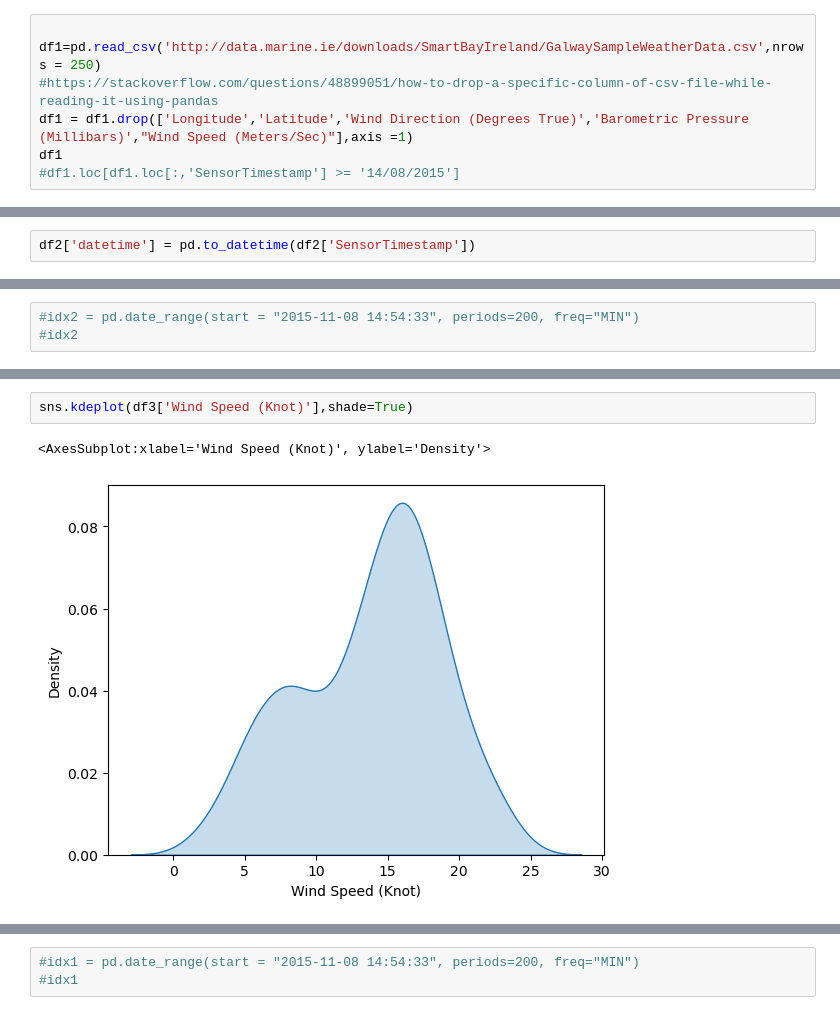
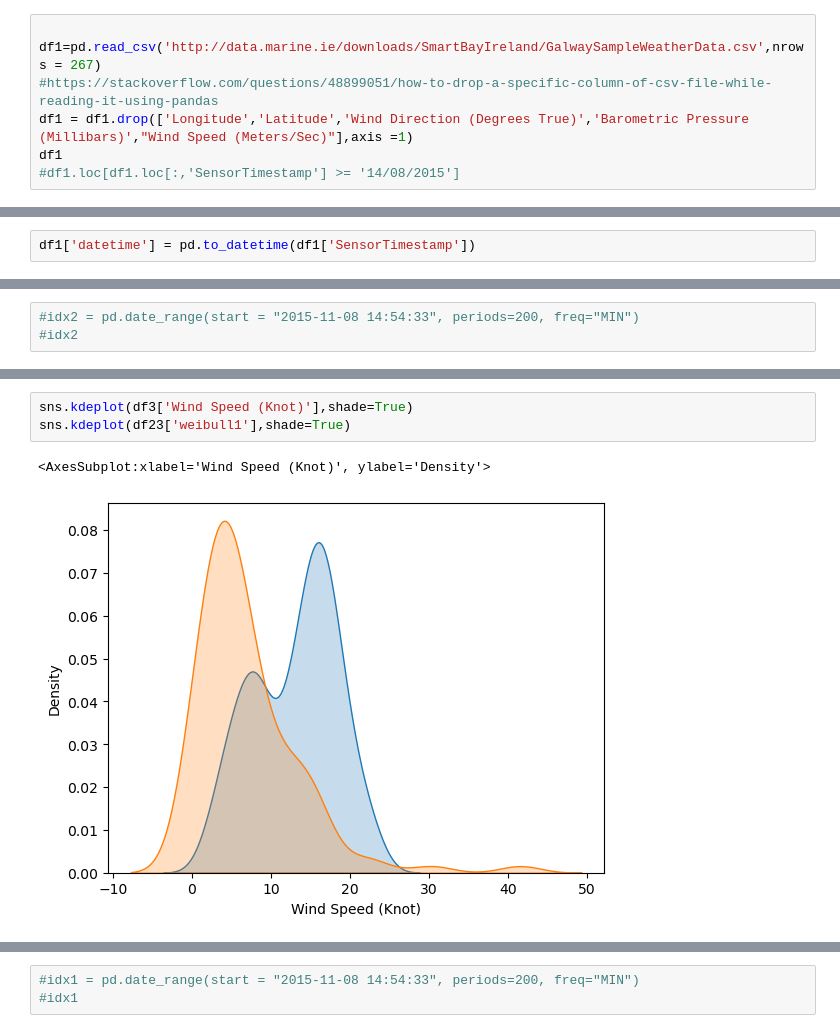
Before and after one commit to dectan/Programming-for-Data-Analysis-Project-1, a Jupyter notebook: Project 1.ipynb, the cells around one changed output, grey strips where cells are left out. Cells and saved outputs as stored; diff of their text form.

```diff
--- a/Project 1.ipynb
+++ b/Project 1.ipynb
@@ -11,7 +11,7 @@ https://data.gov.ie/dataset/a8e90f64-ddd1-4c29-97f4-dbabac4b0bee/resource/ada656
 https://data.gov.ie/dataset/general-election-of-may-2007-general-statistics
 # %%
 
-df1=pd.read_csv('http://data.marine.ie/downloads/SmartBayIreland/GalwaySampleWeatherData.csv',nrows = 250)
+df1=pd.read_csv('http://data.marine.ie/downloads/SmartBayIreland/GalwaySampleWeatherData.csv',nrows = 267)
 #https://stackoverflow.com/questions/48899051/how-to-drop-a-specific-column-of-csv-file-while-reading-it-using-pandas
 df1 = df1.drop(['Longitude','Latitude','Wind Direction (Degrees True)','Barometric Pressure (Millibars)',"Wind Speed (Meters/Sec)"],axis =1)
 df1
@@ -94,4 +92,4 @@ Name: SensorTimestamp, Length: 178, dtype: datetime64[ns]
 # %% [markdown]
 new variable datetime added
 # %%
-df2['datetime'] = pd.to_datetime(df2['SensorTimestamp'])
+df1['datetime'] = pd.to_datetime(df1['SensorTimestamp'])
@@ -320,6 +329,7 @@ plt.show()
 # %%
 sns.kdeplot(df3['Wind Speed (Knot)'],shade=True)
+sns.kdeplot(df23['weibull1'],shade=True)
 # %% [output]
 <AxesSubplot:xlabel='Wind Speed (Knot)', ylabel='Density'>
-[figure, old version]
+[figure, new version]
 # %%
```
Also changed, not shown: parts of 64 cells of this notebook, 1 other file.
